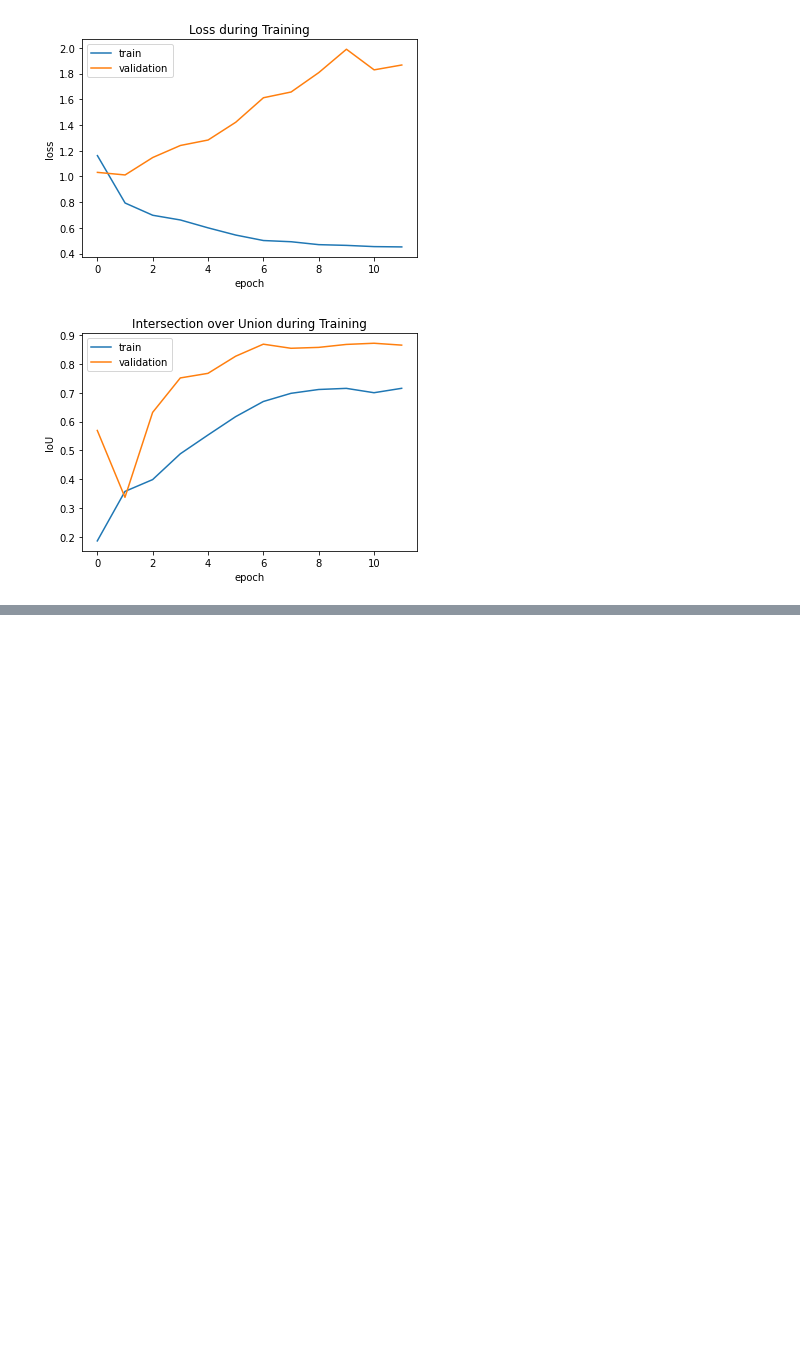
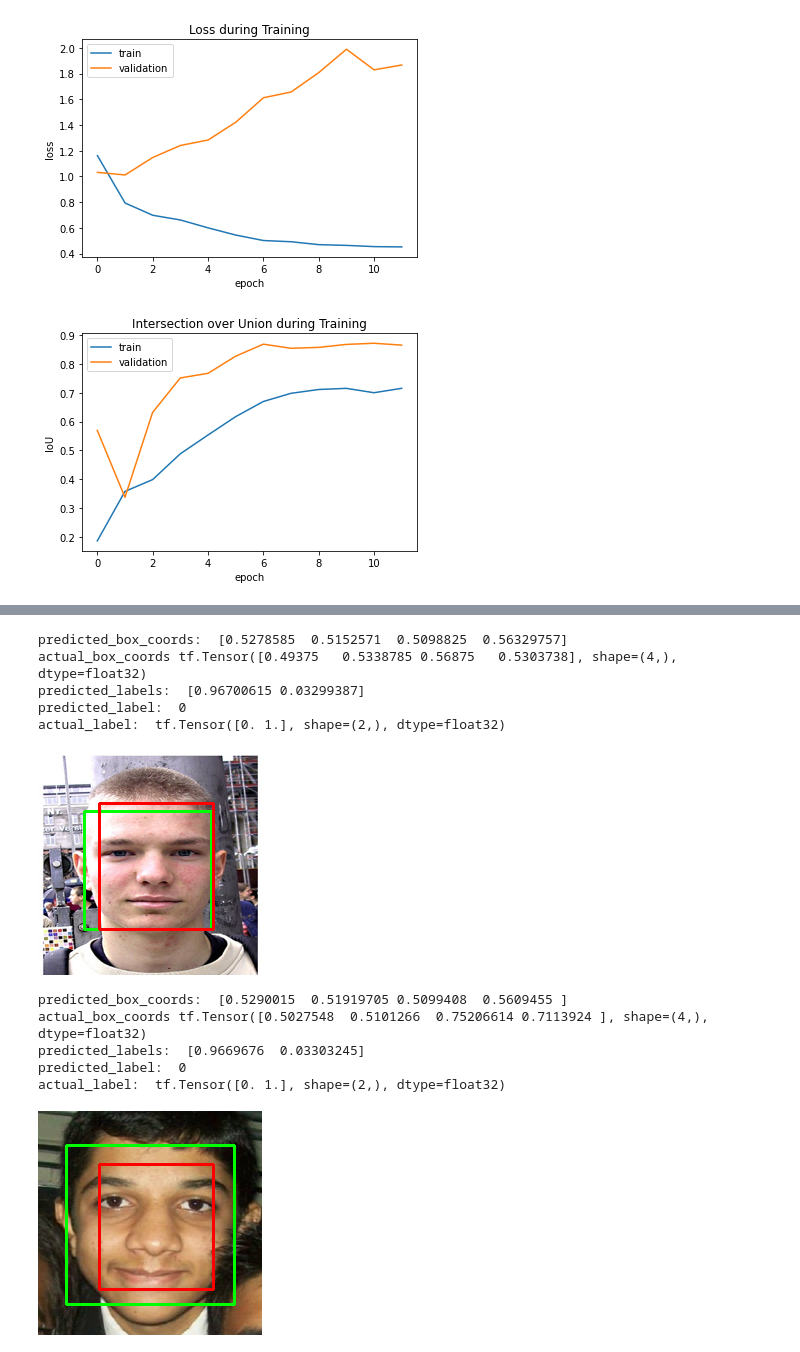
Before and after one commit to cchandel-dev/object-detection, a Jupyter notebook: custom object detection/Transformer based Object Detection - Custom Dataset.ipynb, the cells around one changed output, grey strips where cells are left out. Saved outputs shown, nothing was run; the diff lists cells and outputs as text; code cells hidden in the pictures; blank space fills up the shorter version.

Commit message:
predictions displayed properly

```diff
--- a/custom object detection/Transformer based Object Detection - Custom Dataset.ipynb
+++ b/custom object detection/Transformer based Object Detection - Custom Dataset.ipynb
@@ -575,0 +512,80 @@ TypeError: Invalid shape (1, 224, 224, 3) for image data
+# %%
+from IPython.display import display
+from PIL import Image
+for i in range(0, 10):
+    image = x_test[i].numpy().astype("uint8")
+    # Add an additional dimension for batch size
+    image = np.expand_dims(image, axis=0)
+    x_center_actual = bounding_boxes_y_test[i][0] * input_size
+    y_center_actual = bounding_boxes_y_test[i][1] * input_size
+    width_actual = bounding_boxes_y_test[i][2] * input_size
+    height_actual = bounding_boxes_y_test[i][3] * input_size
+
+    # Calculate x_min, y_min, x_max, and y_max based on the center coordinates, width/heigth and input size
+    x_min_actual = int(x_center_actual - (width_actual / 2))
+    y_min_actual = int( y_center_actual - (height_actual / 2))
+    x_max_actual = x_min_actual + int(width_actual)
+    y_max_actual = y_min_actual + int(height_actual)
+
+    top_left_actual = (x_min_actual, y_min_actual)
+    bottom_right_actual = (x_max_actual, y_max_actual)
+
+
+
+
+    predictions = model(image)
+
+
+    # Extract the bounding box center coordinates from predictions
+    predicted_box_coords = predictions[0].numpy()[0]
+    print('predicted_box_coords: ', predicted_box_coords)
+    print('actual_box_coords', bounding_boxes_y_test[i].numpy()
+    x_center, y_center = predicted_box_coords[0] * image_size,  predicted_box_coords[1] * image_size
+    width, height = predicted_box_coords[2] * image_size,  predicted_box_coords[3] * image_size
+
+    #Extract the prediction label
+    predicted_labels = predictions[1].numpy()[0]
+    print('predicted_labels: ', predicted_labels)
+    predicted_label =  np.argmax(predicted_labels)
+    print('predicted_label: ', predicted_label)
+    print('actual_label: ', class_labels_y_test[i])
+    # Calculate x_min, y_min, x_max, and y_max based on the center coordinates, width/heigth and input size
+    x_min = int(x_center - (width / 2))
+    y_min = int( y_center - (height / 2))
+    x_max = x_min + int(width)
+    y_max = y_min + int(height)
+
+    top_left = (x_min, y_min)
+    bottom_right = (x_max, y_max)
+
+    # Convert image to RGB if it's grayscale
+    image = np.squeeze(image)  # Remove the extra batch dimension
+    if len(image.shape) == 2:
+        image = cv2.cvtColor(image, cv2.COLOR_GRAY2RGB)
+
+    # Now use the tuple coordinates in the cv2.rectangle function
+    color = (0, 255, 0)  # Set green for actual
+    # Draw rectangles
+    image = cv2.rectangle(image, top_left_actual, bottom_right_actual, color, 2)
+    color = (255, 0, 0)  # Set red for prediction
+    # Draw rectangles
+    cv2.rectangle(image, top_left, bottom_right, color, 2)
+
+    # Convert the numpy array to a PIL Image
+    image_pil = Image.fromarray(image)
+
+    # Display the image and make it persist
+    display(image_pil)
+# %% [output]
+predicted_box_coords:  [0.5278585  0.5152571  0.5098825  0.56329757]
+actual_box_coords tf.Tensor([0.49375   0.5338785 0.56875   0.5303738], shape=(4,), dtype=float32)
+predicted_labels:  [0.96700615 0.03299387]
+predicted_label:  0
+actual_label:  tf.Tensor([0. 1.], shape=(2,), dtype=float32)
+[figure, added]
+predicted_box_coords:  [0.5290015  0.51919705 0.5099408  0.5609455 ]
+actual_box_coords tf.Tensor([0.5027548  0.5101266  0.75206614 0.7113924 ], shape=(4,), dtype=float32)
+predicted_labels:  [0.9669676  0.03303245]
+predicted_label:  0
+actual_label:  tf.Tensor([0. 1.], shape=(2,), dtype=float32)
+[figure, added]
```
Also changed, not shown: parts of 5 cells of this notebook.
